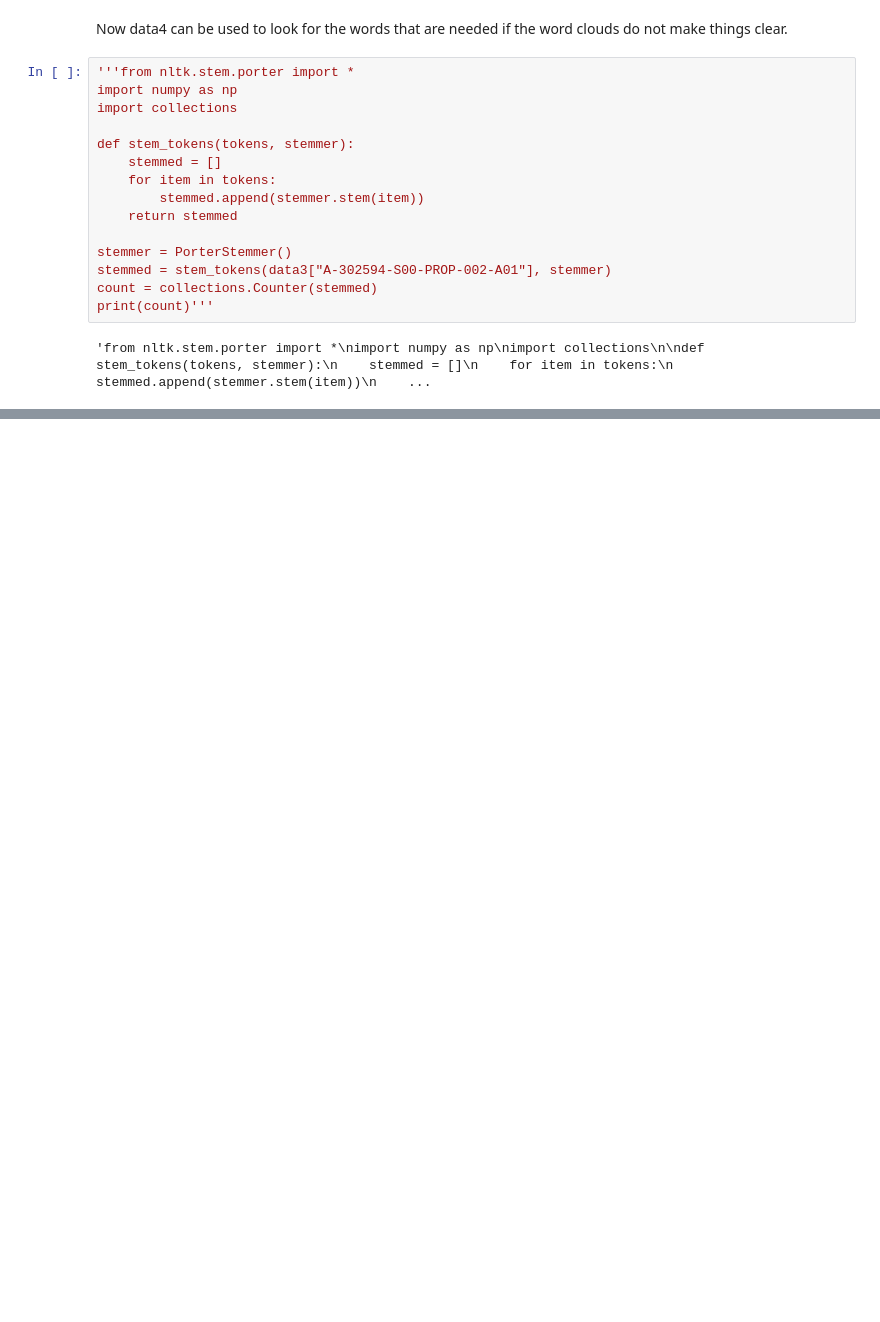
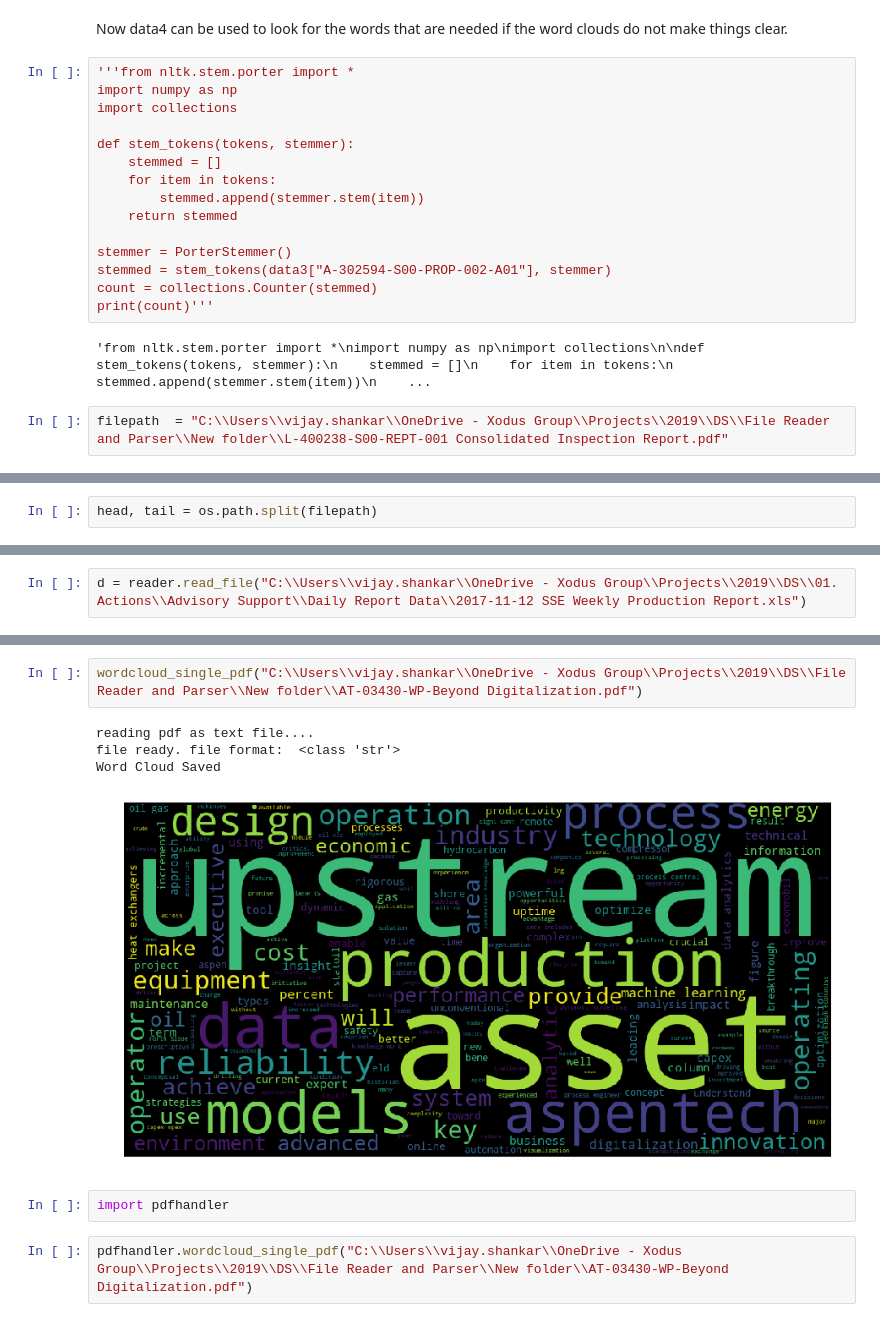
Before and after one commit to vslaser/Read_Analyse_pdf_docx, a Jupyter notebook: text_processor.ipynb, the cells around one changed output, grey strips where cells are left out. Cells and saved outputs as stored; diff of their text form; blank space fills up the shorter version.

```diff
--- a/text_processor.ipynb
+++ b/text_processor.ipynb
@@ -257,3 +279,5 @@ count = collections.Counter(stemmed)
 print(count)'''
 # %% [output]
 'from nltk.stem.porter import *\nimport numpy as np\nimport collections\n\ndef stem_tokens(tokens, stemmer):\n    stemmed = []\n    for item in tokens:\n        stemmed.append(stemmer.stem(item))\n    ...
+# %%
+filepath  = "C:\\Users\\vijay.shankar\\OneDrive - Xodus Group\\Projects\\2019\\DS\\File Reader and Parser\\New folder\\L-400238-S00-REPT-001 Consolidated Inspection Report.pdf"
@@ -259,0 +286,2 @@ print(count)'''
+# %%
+head, tail = os.path.split(filepath)
@@ -259,0 +355,2 @@ print(count)'''
+# %%
+d = reader.read_file("C:\\Users\\vijay.shankar\\OneDrive - Xodus Group\\Projects\\2019\\DS\\01. Actions\\Advisory Support\\Daily Report Data\\2017-11-12 SSE Weekly Production Report.xls")
@@ -259,0 +532,11 @@ print(count)'''
+# %%
+wordcloud_single_pdf("C:\\Users\\vijay.shankar\\OneDrive - Xodus Group\\Projects\\2019\\DS\\File Reader and Parser\\New folder\\AT-03430-WP-Beyond Digitalization.pdf")
+# %% [output]
+reading pdf as text file....
+file ready. file format:  <class 'str'>
+Word Cloud Saved
+[figure, added]
+# %%
+import pdfhandler
+# %%
+pdfhandler.wordcloud_single_pdf("C:\\Users\\vijay.shankar\\OneDrive - Xodus Group\\Projects\\2019\\DS\\File Reader and Parser\\New folder\\AT-03430-WP-Beyond Digitalization.pdf")
```
Also changed, not shown: parts of 181 cells of this notebook, 4 other files.
